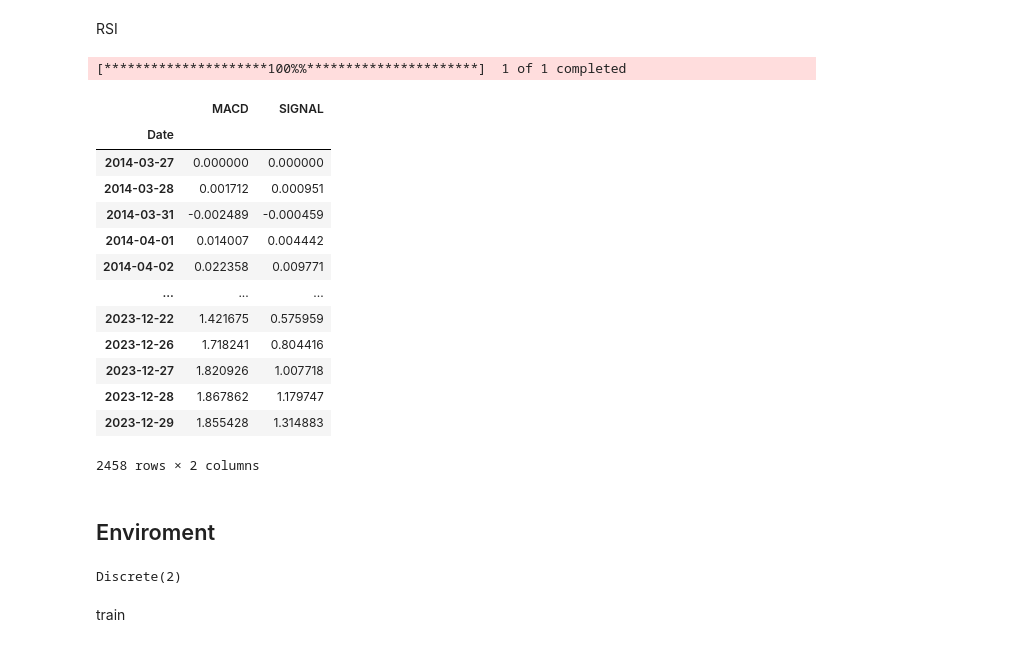
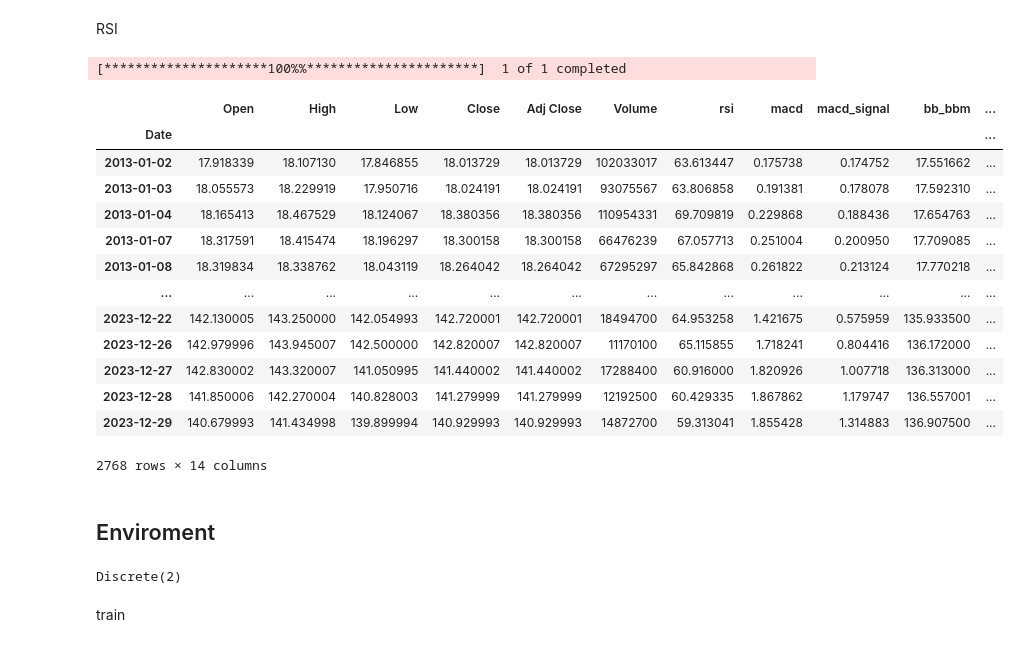
Before and after one commit to pierouc/Mem-ind, a Jupyter notebook: RL del gran pisky.ipynb, the cells around one changed output. Cells and saved outputs as stored; diff of their text form; code cells hidden in the pictures.

```diff
--- a/RL del gran pisky.ipynb
+++ b/RL del gran pisky.ipynb
@@ -40,38 +40,41 @@ def calculate_rsi(prices, n=14):
 # %%
 import yfinance as yf
 import numpy as np
 
 
 data = yf.download('GOOG', start='2010-01-01', end= '2024-01-01',interval="1d")
-prices = np.array(data['Adj Close'].values)
-dates = np.array(data.index.values).astype('datetime64[ns]')
-data['rsi'] = calculate_rsi(prices)
+prices = np.array(data['Adj Close'].values) #Adj Close prices
+dates = np.array(data.index.values).astype('datetime64[ns]') #Dates
+data['rsi'] = TA.RSI(data,14,column='adj close') #Relative Strength Index (RSI)
+data['macd'] = TA.MACD(data,column='adj close')['MACD'] #MACD Line
+data['macd_signal'] = TA.MACD(data, column='adj close')['SIGNAL'] #MACD Signal Line
+data['bb_bbm'] = TA.BBANDS(data, column='adj close')['BB_MIDDLE'] #Bollinger Bands (BB) middle band (BBM)
+data['bb_bbu'] = TA.BBANDS(data, column='adj close')['BB_UPPER'] #Bollinger Bands (BB) upper band (BBU)
+data['bb_bbl'] = TA.BBANDS(data,column='adj close')['BB_LOWER'] #Bollinger Bands (BB) lower band (BBL)
+data['bb_width'] = TA.BBWIDTH(data,column='adj close') #Bollinger Bands (BB) width
+data['obv'] = TA.OBV(data,'adj close') #On Balance Volume (OBV)
+
 data.fillna(0, inplace=True)
+data = data[data.index > '2013-01-01']
+data
 # %% [output]
 [*********************100%%**********************]  1 of 1 completed
+|  | Open | High | Low | Close | Adj Close | Volume | rsi | macd | macd_signal | bb_bbm | ... |
+| Date |  |  |  |  |  |  |  |  |  |  | ... |
+| 2013-01-02 | 17.918339 | 18.107130 | 17.846855 | 18.013729 | 18.013729 | 102033017 | 63.613447 | 0.175738 | 0.174752 | 17.551662 | ... |
+| 2013-01-03 | 18.055573 | 18.229919 | 17.950716 | 18.024191 | 18.024191 | 93075567 | 63.806858 | 0.191381 | 0.178078 | 17.592310 | ... |
+| 2013-01-04 | 18.165413 | 18.467529 | 18.124067 | 18.380356 | 18.380356 | 110954331 | 69.709819 | 0.229868 | 0.188436 | 17.654763 | ... |
+| 2013-01-07 | 18.317591 | 18.415474 | 18.196297 | 18.300158 | 18.300158 | 66476239 | 67.057713 | 0.251004 | 0.200950 | 17.709085 | ... |
+| 2013-01-08 | 18.319834 | 18.338762 | 18.043119 | 18.264042 | 18.264042 | 67295297 | 65.842868 | 0.261822 | 0.213124 | 17.770218 | ... |
+| ... | ... | ... | ... | ... | ... | ... | ... | ... | ... | ... | ... |
+| 2023-12-22 | 142.130005 | 143.250000 | 142.054993 | 142.720001 | 142.720001 | 18494700 | 64.953258 | 1.421675 | 0.575959 | 135.933500 | ... |
+| 2023-12-26 | 142.979996 | 143.945007 | 142.500000 | 142.820007 | 142.820007 | 11170100 | 65.115855 | 1.718241 | 0.804416 | 136.172000 | ... |
+| 2023-12-27 | 142.830002 | 143.320007 | 141.050995 | 141.440002 | 141.440002 | 17288400 | 60.916000 | 1.820926 | 1.007718 | 136.313000 | ... |
+| 2023-12-28 | 141.850006 | 142.270004 | 140.828003 | 141.279999 | 141.279999 | 12192500 | 60.429335 | 1.867862 | 1.179747 | 136.557001 | ... |
+| 2023-12-29 | 140.679993 | 141.434998 | 139.899994 | 140.929993 | 140.929993 | 14872700 | 59.313041 | 1.855428 | 1.314883 | 136.907500 | ... |
+2768 rows × 14 columns
-# %%
-TA.MACD(data)
-# %% [output]
-|  | MACD | SIGNAL |
-| Date |  |  |
-| 2014-03-27 | 0.000000 | 0.000000 |
-| 2014-03-28 | 0.001712 | 0.000951 |
-| 2014-03-31 | -0.002489 | -0.000459 |
-| 2014-04-01 | 0.014007 | 0.004442 |
-| 2014-04-02 | 0.022358 | 0.009771 |
-| ... | ... | ... |
-| 2023-12-22 | 1.421675 | 0.575959 |
-| 2023-12-26 | 1.718241 | 0.804416 |
-| 2023-12-27 | 1.820926 | 1.007718 |
-| 2023-12-28 | 1.867862 | 1.179747 |
-| 2023-12-29 | 1.855428 | 1.314883 |
-2458 rows × 2 columns
 # %% [markdown]
 ## Enviroment
-# %%
-env.action_space
-# %% [output]
-Discrete(2)
 # %%
 def add_signals(env):
     start = env.frame_bound[0] - env.window_size
@@ -98,4 +97,8 @@ class customEnv(StocksEnv):
 env = customEnv(df=data, window_size=14, frame_bound=(14,100))
+# %%
+env.action_space
+# %% [output]
+Discrete(2)
 # %% [markdown]
 train
 # %%
```
Also changed, not shown: parts of 10 cells of this notebook, 2 other files.
